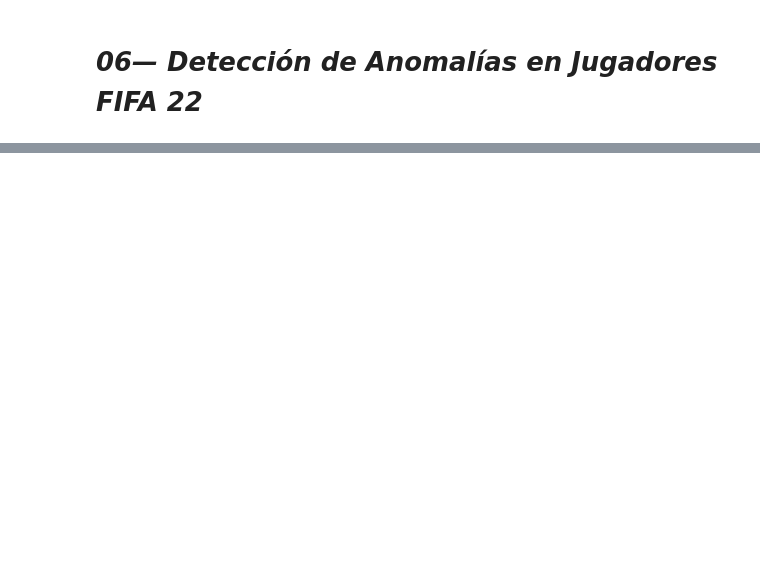
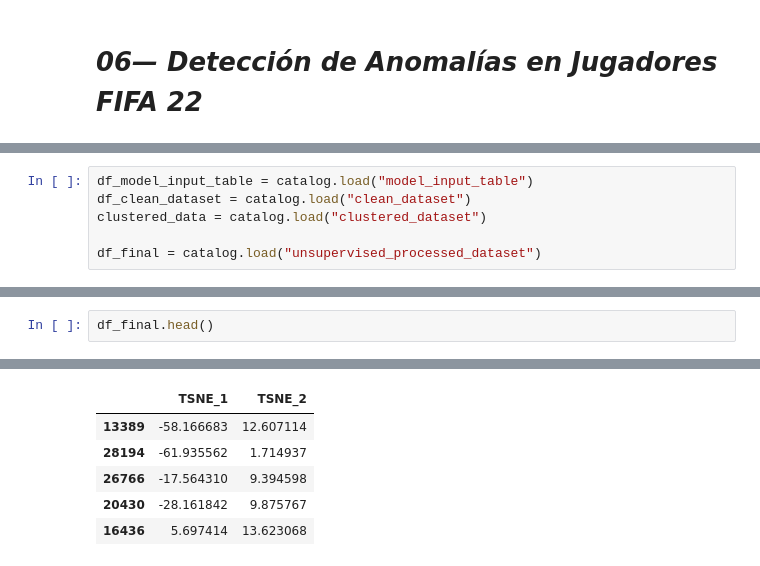
Before and after one commit to BrandonLCC/FIFA_ML_Kedro, a Jupyter notebook: notebooks/unsupervised/06_anomaly_detection_opcional.ipynb, the cells around one changed output, grey strips where cells are left out. Drawn from its saved outputs; the diff is of its cells as text; blank space fills up the shorter version.

```diff
--- a/notebooks/unsupervised/06_anomaly_detection_opcional.ipynb
+++ b/notebooks/unsupervised/06_anomaly_detection_opcional.ipynb
@@ -27,0 +29,6 @@
+# %%
+df_model_input_table = catalog.load("model_input_table")
+df_clean_dataset = catalog.load("clean_dataset")
+clustered_data = catalog.load("clustered_dataset")
+
+df_final = catalog.load("unsupervised_processed_dataset")
@@ -27,0 +113,3 @@
+# %%
+df_final.head()
+# %% [output]
@@ -27,0 +117,6 @@
+|  | TSNE_1 | TSNE_2 |
+| 13389 | -58.166683 | 12.607114 |
+| 28194 | -61.935562 | 1.714937 |
+| 26766 | -17.564310 | 9.394598 |
+| 20430 | -28.161842 | 9.875767 |
+| 16436 | 5.697414 | 13.623068 |
```
Also changed, not shown: parts of 8 cells of this notebook, 7 other files.
